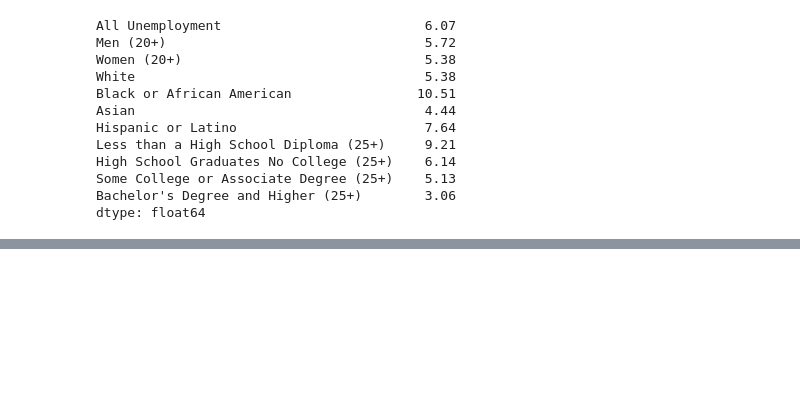
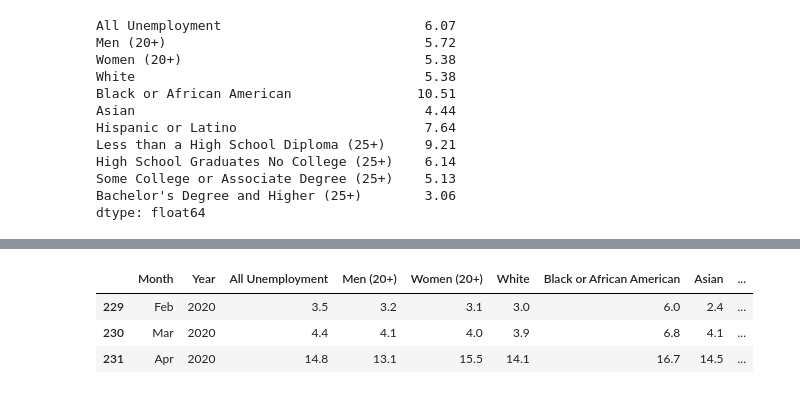
Before and after one commit to EpohDespair/Project-1, a Jupyter notebook: project1.ipynb, the cells around one changed output, grey strips where cells are left out. Saved outputs shown, nothing was run; the diff lists cells and outputs as text; code cells hidden in the pictures; blank space fills up the shorter version.

```diff
--- a/project1.ipynb
+++ b/project1.ipynb
@@ -319,0 +466,31 @@ Power_divergenceResult(statistic=5.607136020700835, pvalue=0.13236928645130078)
+# %%
+# Chi Square test for Education great recession
+pd.options.display.float_format = '{:.2f}'.format
+
+# create df of expected and observed
+#create list of avgs for all variables
+observed_ed_grec = pd.Series([great_rec["Less than a High School Diploma (25+)"].mean(),
+                         great_rec["High School Graduates No College (25+)"].mean(),
+                         great_rec["Some College or Associate Degree (25+)"].mean(),
+                         great_rec["Bachelor's Degree and Higher (25+)"].mean()],
+                         index =["Less than a High School Diploma (25+)", "High School Graduates No College (25+)",
+                                 "Some College or Associate Degree (25+)", "Bachelor's Degree and Higher (25+)"])
+
+
+observed_ed_grec_df = pd.DataFrame([observed_ed_grec]).T
+
+# put variables in expected
+observed_ed_grec_df[1]= project1_table_year["All Unemployment"].mean()
+
+#name columns
+observed_ed_grec_df.columns = ["observed","expected"]
+
+print(observed_ed_grec_df)
+print('...............................')
+# critical value
+critical_value = round(st.chi2.ppf(q = 0.95, df = 3),2)
+print('critical value:', critical_value)
+
+
+# chi square code
+st.chisquare(observed_ed_grec_df['observed'], observed_ed_grec_df['expected'])
@@ -319,0 +573,9 @@ Power_divergenceResult(statistic=5.607136020700835, pvalue=0.13236928645130078)
+# %%
+# covid
+covid = project1_table_raw.iloc[229:232, :]
+covid
+# %% [output]
+|  | Month | Year | All Unemployment | Men (20+) | Women (20+) | White | Black or African American | Asian | ... |
+| 229 | Feb | 2020 | 3.5 | 3.2 | 3.1 | 3.0 | 6.0 | 2.4 | ... |
+| 230 | Mar | 2020 | 4.4 | 4.1 | 4.0 | 3.9 | 6.8 | 4.1 | ... |
+| 231 | Apr | 2020 | 14.8 | 13.1 | 15.5 | 14.1 | 16.7 | 14.5 | ... |
```
Also changed, not shown: parts of 16 cells of this notebook.
